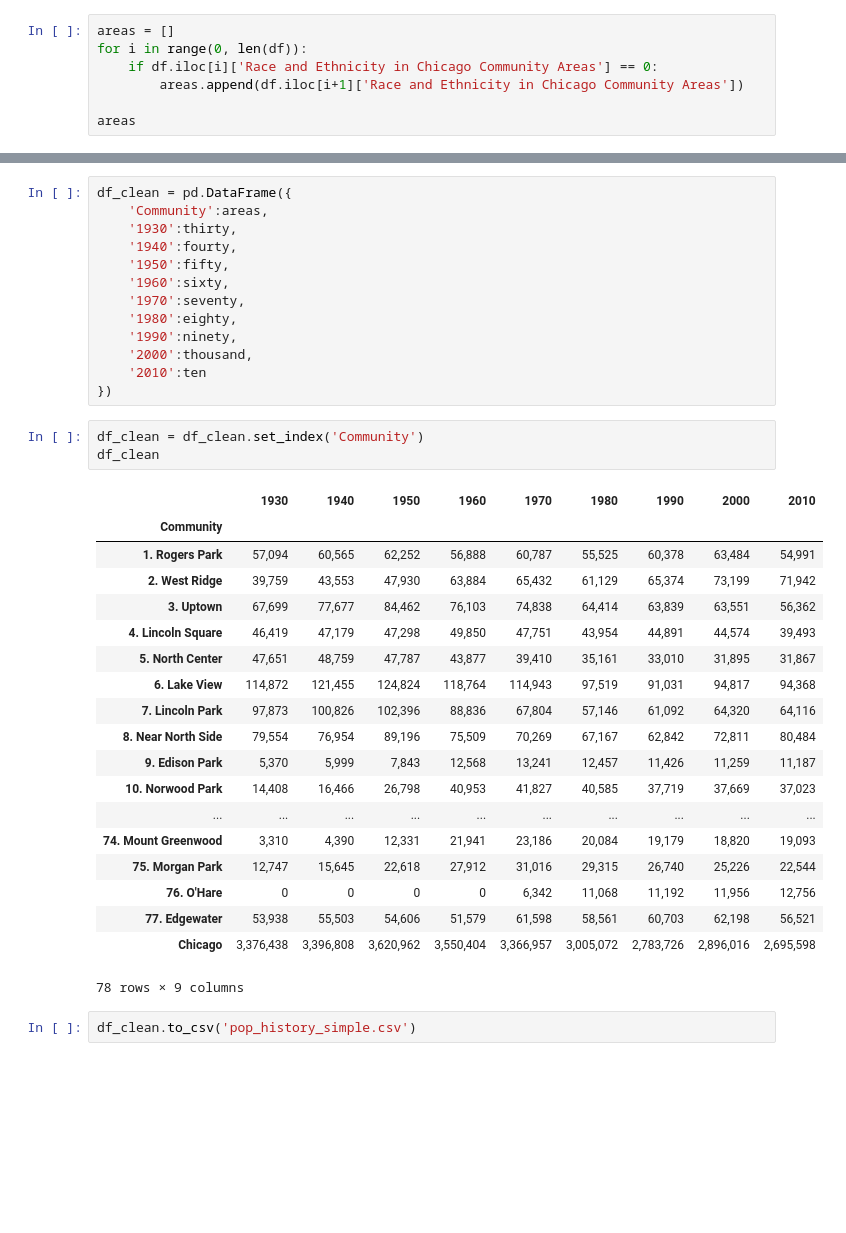
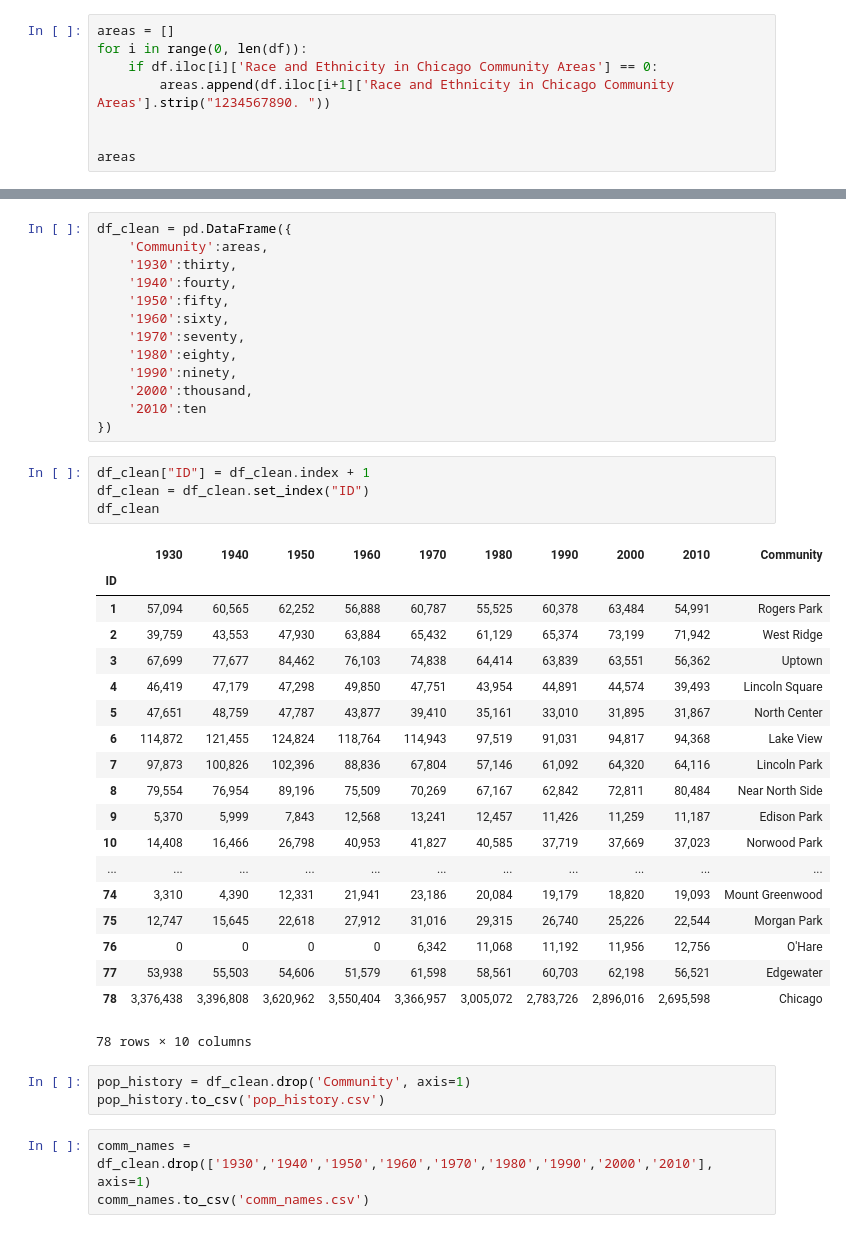
Before and after one commit to jessicagtz/Project-2-Chicago-Communities, a Jupyter notebook: pop_history_cleanup.ipynb, the cells around one changed output, grey strips where cells are left out. Cells and saved outputs as stored; diff of their text form; blank space fills up the shorter version.

Commit message:
updated cleanup and db admin NBs

```diff
--- a/pop_history_cleanup.ipynb
+++ b/pop_history_cleanup.ipynb
@@ -28,7 +28,8 @@ df
 areas = []
 for i in range(0, len(df)):
     if df.iloc[i]['Race and Ethnicity in Chicago Community Areas'] == 0:
-        areas.append(df.iloc[i+1]['Race and Ethnicity in Chicago Community Areas'])
+        areas.append(df.iloc[i+1]['Race and Ethnicity in Chicago Community Areas'].strip("1234567890. "))
+
 
 areas
 # %% [output]
@@ -105,27 +106,32 @@ df_clean = pd.DataFrame({
     '2010':ten
 })
 # %%
-df_clean = df_clean.set_index('Community')
+df_clean["ID"] = df_clean.index + 1
+df_clean = df_clean.set_index("ID")
 df_clean
 # %% [output]
-|  | 1930 | 1940 | 1950 | 1960 | 1970 | 1980 | 1990 | 2000 | 2010 |
-| Community |  |  |  |  |  |  |  |  |  |
-| 1. Rogers Park | 57,094 | 60,565 | 62,252 | 56,888 | 60,787 | 55,525 | 60,378 | 63,484 | 54,991 |
-| 2. West Ridge | 39,759 | 43,553 | 47,930 | 63,884 | 65,432 | 61,129 | 65,374 | 73,199 | 71,942 |
-| 3. Uptown | 67,699 | 77,677 | 84,462 | 76,103 | 74,838 | 64,414 | 63,839 | 63,551 | 56,362 |
-| 4. Lincoln Square | 46,419 | 47,179 | 47,298 | 49,850 | 47,751 | 43,954 | 44,891 | 44,574 | 39,493 |
-| 5. North Center | 47,651 | 48,759 | 47,787 | 43,877 | 39,410 | 35,161 | 33,010 | 31,895 | 31,867 |
-| 6. Lake View | 114,872 | 121,455 | 124,824 | 118,764 | 114,943 | 97,519 | 91,031 | 94,817 | 94,368 |
-| 7. Lincoln Park | 97,873 | 100,826 | 102,396 | 88,836 | 67,804 | 57,146 | 61,092 | 64,320 | 64,116 |
-| 8. Near North Side | 79,554 | 76,954 | 89,196 | 75,509 | 70,269 | 67,167 | 62,842 | 72,811 | 80,484 |
-| 9. Edison Park | 5,370 | 5,999 | 7,843 | 12,568 | 13,241 | 12,457 | 11,426 | 11,259 | 11,187 |
-| 10. Norwood Park | 14,408 | 16,466 | 26,798 | 40,953 | 41,827 | 40,585 | 37,719 | 37,669 | 37,023 |
-| ... | ... | ... | ... | ... | ... | ... | ... | ... | ... |
-| 74. Mount Greenwood | 3,310 | 4,390 | 12,331 | 21,941 | 23,186 | 20,084 | 19,179 | 18,820 | 19,093 |
-| 75. Morgan Park | 12,747 | 15,645 | 22,618 | 27,912 | 31,016 | 29,315 | 26,740 | 25,226 | 22,544 |
-| 76. O'Hare | 0 | 0 | 0 | 0 | 6,342 | 11,068 | 11,192 | 11,956 | 12,756 |
-| 77. Edgewater | 53,938 | 55,503 | 54,606 | 51,579 | 61,598 | 58,561 | 60,703 | 62,198 | 56,521 |
-| Chicago | 3,376,438 | 3,396,808 | 3,620,962 | 3,550,404 | 3,366,957 | 3,005,072 | 2,783,726 | 2,896,016 | 2,695,598 |
+|  | 1930 | 1940 | 1950 | 1960 | 1970 | 1980 | 1990 | 2000 | 2010 | Community |
+| ID |  |  |  |  |  |  |  |  |  |  |
+| 1 | 57,094 | 60,565 | 62,252 | 56,888 | 60,787 | 55,525 | 60,378 | 63,484 | 54,991 | Rogers Park |
+| 2 | 39,759 | 43,553 | 47,930 | 63,884 | 65,432 | 61,129 | 65,374 | 73,199 | 71,942 | West Ridge |
+| 3 | 67,699 | 77,677 | 84,462 | 76,103 | 74,838 | 64,414 | 63,839 | 63,551 | 56,362 | Uptown |
+| 4 | 46,419 | 47,179 | 47,298 | 49,850 | 47,751 | 43,954 | 44,891 | 44,574 | 39,493 | Lincoln Square |
+| 5 | 47,651 | 48,759 | 47,787 | 43,877 | 39,410 | 35,161 | 33,010 | 31,895 | 31,867 | North Center |
+| 6 | 114,872 | 121,455 | 124,824 | 118,764 | 114,943 | 97,519 | 91,031 | 94,817 | 94,368 | Lake View |
+| 7 | 97,873 | 100,826 | 102,396 | 88,836 | 67,804 | 57,146 | 61,092 | 64,320 | 64,116 | Lincoln Park |
+| 8 | 79,554 | 76,954 | 89,196 | 75,509 | 70,269 | 67,167 | 62,842 | 72,811 | 80,484 | Near North Side |
+| 9 | 5,370 | 5,999 | 7,843 | 12,568 | 13,241 | 12,457 | 11,426 | 11,259 | 11,187 | Edison Park |
+| 10 | 14,408 | 16,466 | 26,798 | 40,953 | 41,827 | 40,585 | 37,719 | 37,669 | 37,023 | Norwood Park |
+| ... | ... | ... | ... | ... | ... | ... | ... | ... | ... | ... |
+| 74 | 3,310 | 4,390 | 12,331 | 21,941 | 23,186 | 20,084 | 19,179 | 18,820 | 19,093 | Mount Greenwood |
+| 75 | 12,747 | 15,645 | 22,618 | 27,912 | 31,016 | 29,315 | 26,740 | 25,226 | 22,544 | Morgan Park |
+| 76 | 0 | 0 | 0 | 0 | 6,342 | 11,068 | 11,192 | 11,956 | 12,756 | O'Hare |
+| 77 | 53,938 | 55,503 | 54,606 | 51,579 | 61,598 | 58,561 | 60,703 | 62,198 | 56,521 | Edgewater |
+| 78 | 3,376,438 | 3,396,808 | 3,620,962 | 3,550,404 | 3,366,957 | 3,005,072 | 2,783,726 | 2,896,016 | 2,695,598 | Chicago |
-78 rows × 9 columns
+78 rows × 10 columns
-# %%
-df_clean.to_csv('pop_history_simple.csv')
+# %%
+pop_history = df_clean.drop('Community', axis=1)
+pop_history.to_csv('pop_history.csv')
+# %%
+comm_names = df_clean.drop(['1930','1940','1950','1960','1970','1980','1990','2000','2010'], axis=1)
+comm_names.to_csv('comm_names.csv')
```
Also changed, not shown: parts of 1 cell of this notebook, 7 other files.
